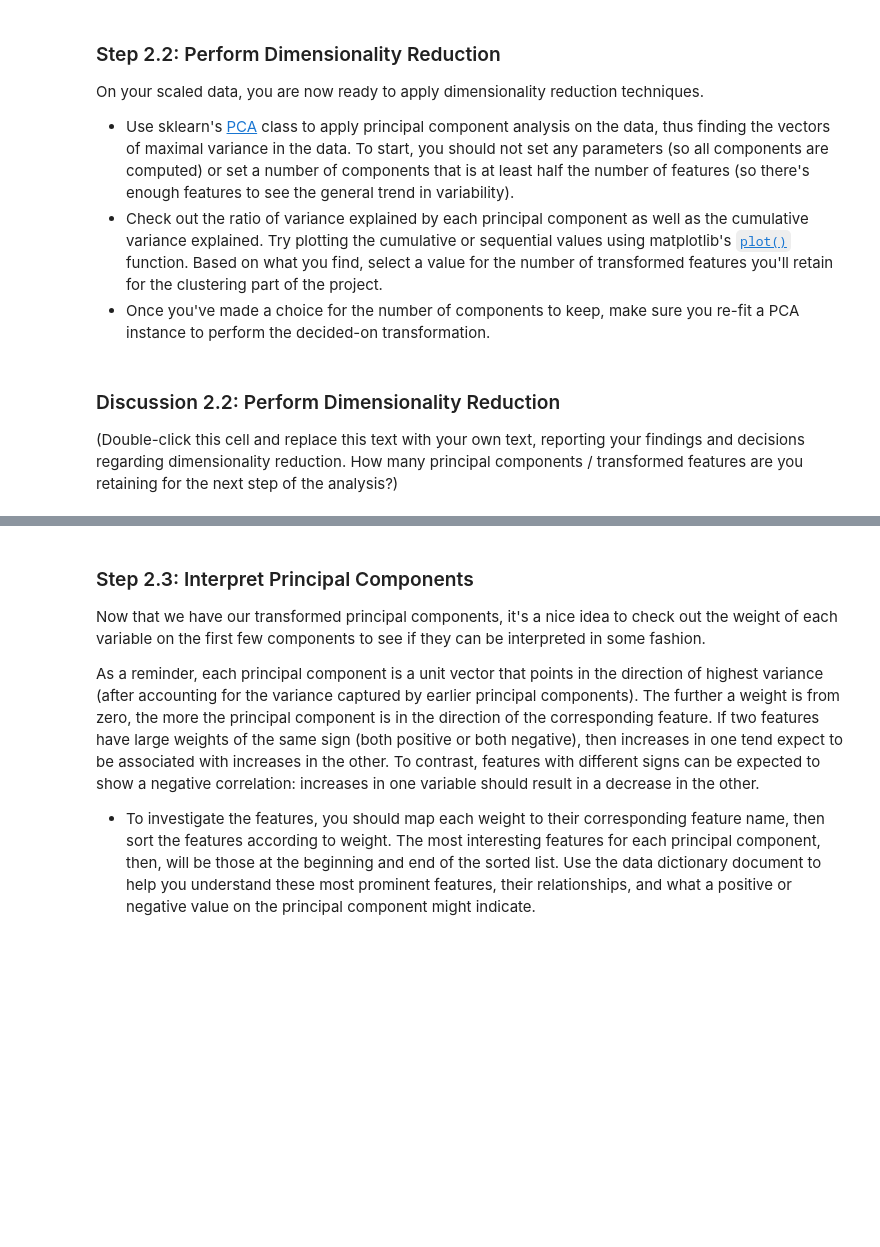
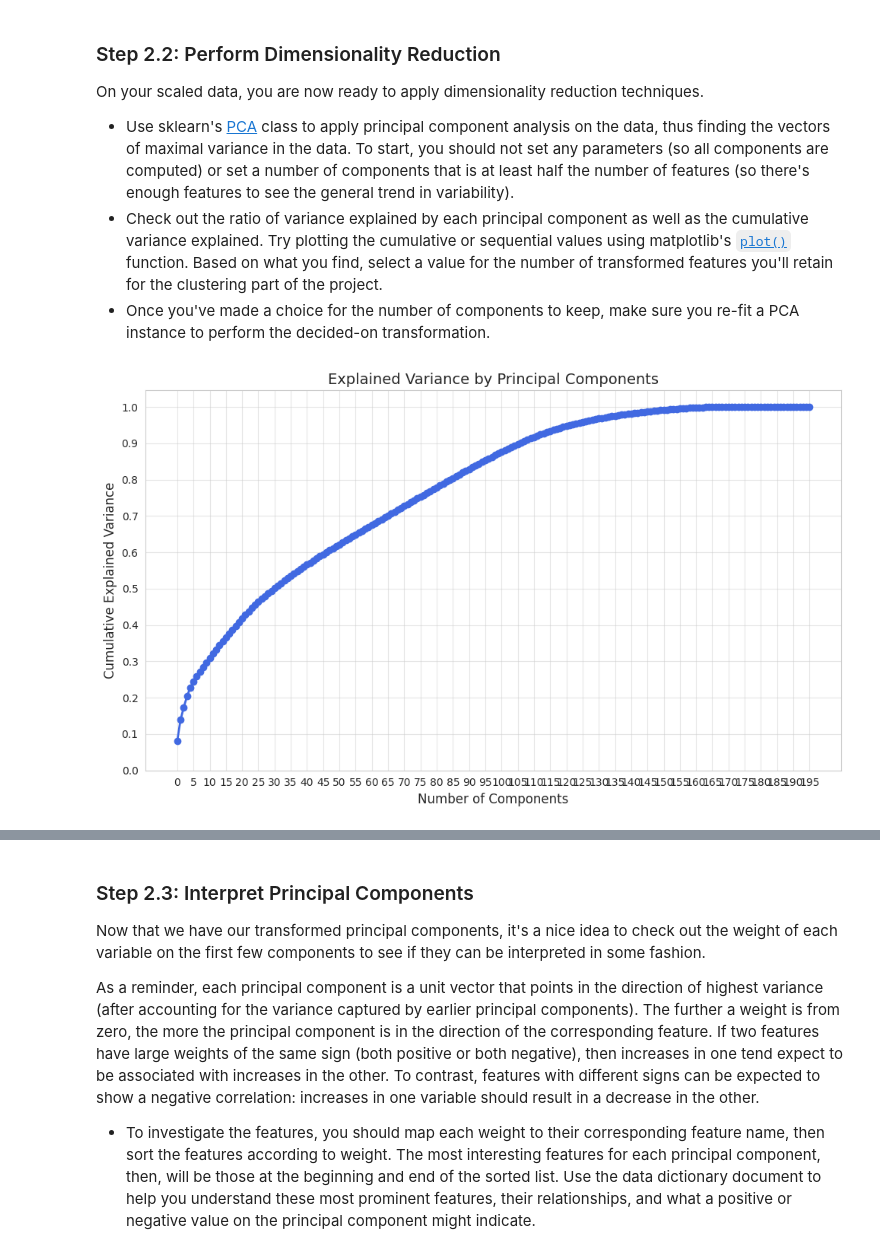
Before and after one commit to AlaaAbdelrahim5/Identify_Customer_Segments, a Jupyter notebook: Identify_Customer_Segments.ipynb, the cells around one changed output, grey strips where cells are left out. Cells and saved outputs as stored; diff of their text form; code cells hidden in the pictures; blank space fills up the shorter version.

```diff
--- a/Identify_Customer_Segments.ipynb
+++ b/Identify_Customer_Segments.ipynb
@@ -556,7 +556,10 @@ Before we apply dimensionality reduction techniques to the data, we need to perf
 from sklearn.impute import SimpleImputer
 
 imputer = SimpleImputer(strategy='most_frequent')
-azdias_imputed = pd.DataFrame(imputer.fit_transform(data_cleaned), columns=data_cleaned.columns)
+data_imputed = pd.DataFrame(imputer.fit_transform(data_cleaned), columns=data_cleaned.columns)
 # %%
 # Apply feature scaling to the general population demographics data.
 from sklearn.preprocessing import StandardScaler
+
+scaler = StandardScaler()
+data_scaled = pd.DataFrame(scaler.fit_transform(data_imputed), columns=data_imputed.columns)
@@ -574,3 +577,6 @@ On your scaled data, you are now ready to apply dimensionality reduction techniq
 - Once you've made a choice for the number of components to keep, make sure you re-fit a PCA instance to perform the decided-on transformation.
 # %%
 # Apply PCA to the data.
+from sklearn.decomposition import PCA
+pca = PCA()
+data_pca = pca.fit_transform(data_scaled)
@@ -579,2 +583,19 @@ On your scaled data, you are now ready to apply dimensionality reduction techniq
+# %%
+# Investigate the variance accounted for by each principal component.
+
+cumulative_variance = np.cumsum(pca.explained_variance_ratio_)
+
+plt.figure(figsize=(10, 6))
+plt.plot(cumulative_variance, marker='o', linestyle='-', color='royalblue', linewidth=2)
+plt.xlabel('Number of Components', fontsize=12)
+plt.ylabel('Cumulative Explained Variance', fontsize=12)
+plt.title('Explained Variance by Principal Components', fontsize=14)
+plt.grid(True, alpha=0.5)
+plt.xticks(range(0, len(cumulative_variance), 5))
+plt.yticks(np.arange(0, 1.1, 0.1))
+plt.tight_layout()
+plt.show()
+# %% [output]
+[figure, added]
 # %%
 # Re-apply PCA to the data while selecting for number of components to retain.
@@ -581,4 +605,0 @@ On your scaled data, you are now ready to apply dimensionality reduction techniq
-# %% [markdown]
-### Discussion 2.2: Perform Dimensionality Reduction
-
-(Double-click this cell and replace this text with your own text, reporting your findings and decisions regarding dimensionality reduction. How many principal components / transformed features are you retaining for the next step of the analysis?)
```
Also changed, not shown: parts of 17 cells of this notebook.
